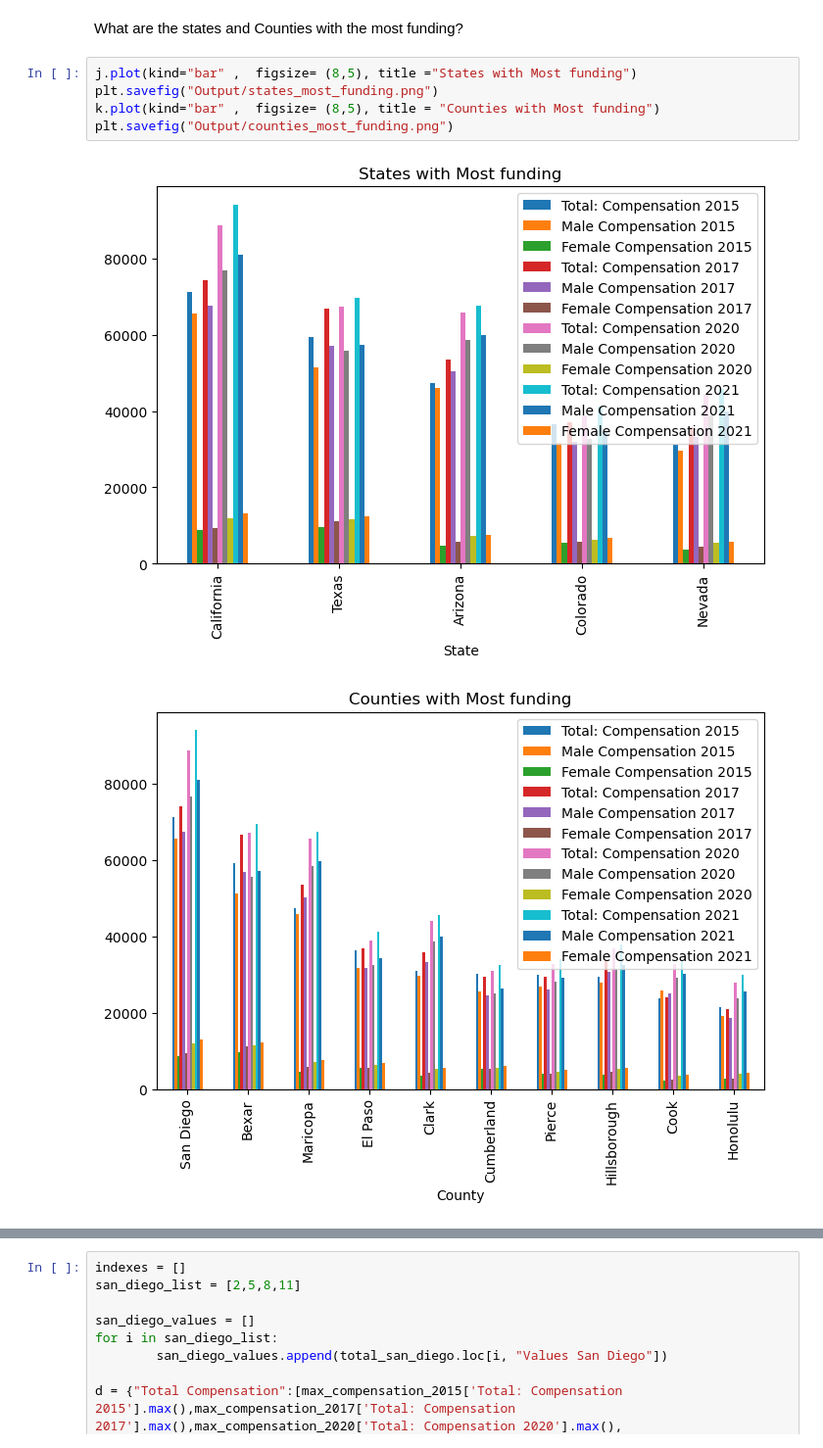
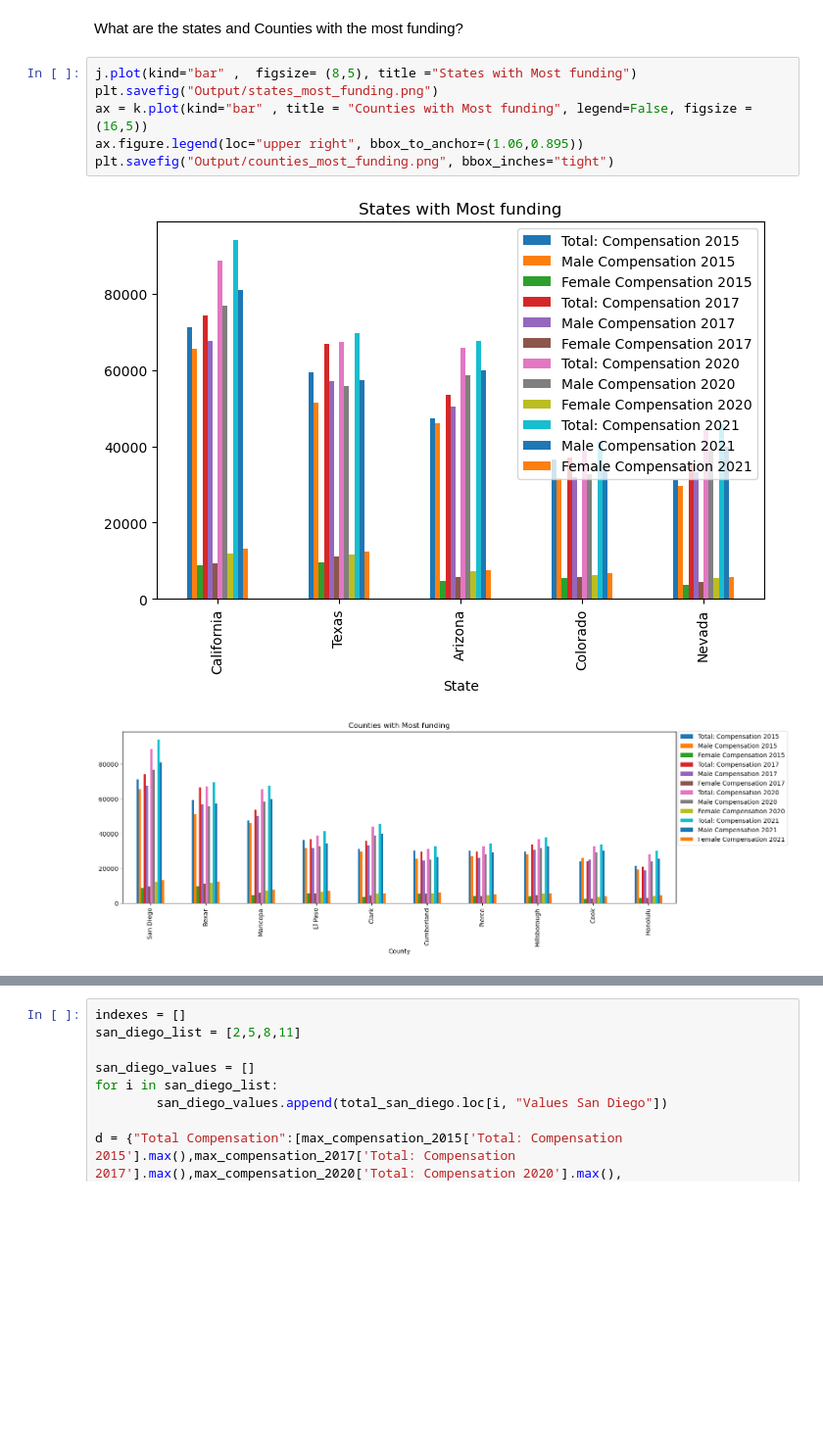
Before and after one commit to nicduffee/project1, a Jupyter notebook: Disability.ipynb, the cells around one changed output, grey strips where cells are left out. Shown at 98% size. Drawn from its saved outputs; the diff is of its cells as text; blank space fills up the shorter version.

Commit message:
added bbox

```diff
--- a/Disability.ipynb
+++ b/Disability.ipynb
@@ -201,11 +201,12 @@ What are the states and Counties with the most funding?
 # %%
 j.plot(kind="bar" ,  figsize= (8,5), title ="States with Most funding")
 plt.savefig("Output/states_most_funding.png")
-k.plot(kind="bar" ,  figsize= (8,5), title = "Counties with Most funding")
-plt.savefig("Output/counties_most_funding.png")
+ax = k.plot(kind="bar" , title = "Counties with Most funding", legend=False, figsize = (16,5))
+ax.figure.legend(loc="upper right", bbox_to_anchor=(1.06,0.895))
+plt.savefig("Output/counties_most_funding.png", bbox_inches="tight")
 # %% [output]
 [figure]
-[figure, old version]
+[figure, new version]
 # %%
 san_diego =combined_compensation.loc[combined_compensation['County']== "San Diego"].T.reset_index()
 san_diego = san_diego.rename(columns={222:"Values San Diego"})
```
Also changed, not shown: parts of 5 cells of this notebook, 8 other files.
